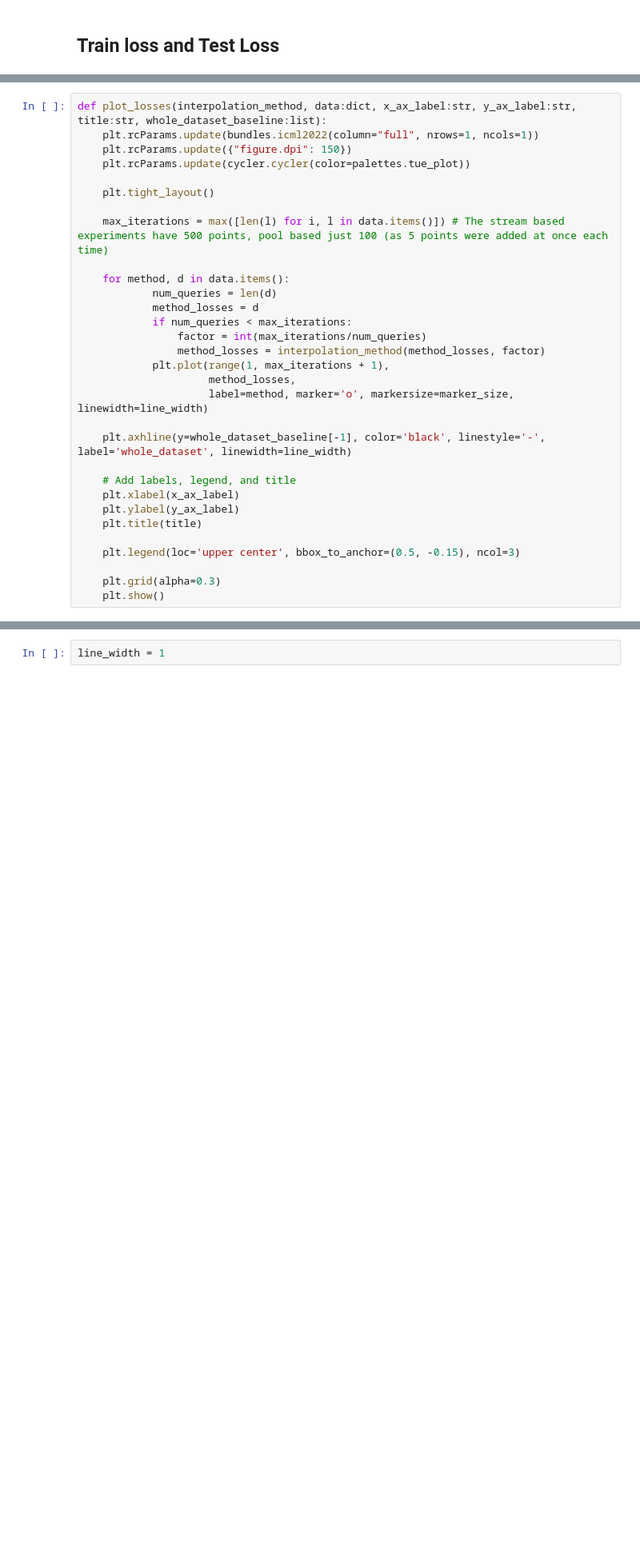
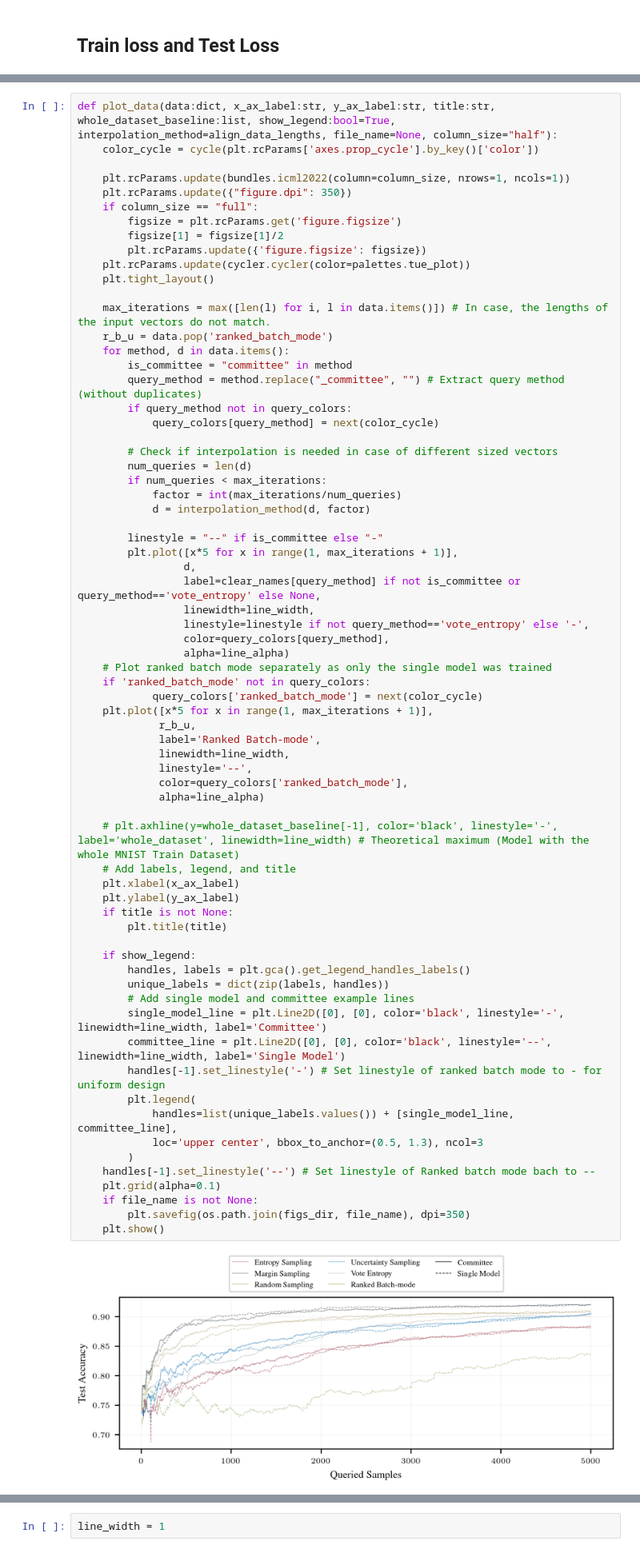
Before and after one commit to LukaslWeber/NLP_II_Interactive_Learning, a Jupyter notebook: figs/exp1.ipynb, the cells around one changed output, grey strips where cells are left out. Shown at 80% size. Cells and saved outputs as stored; diff of their text form; blank space fills up the shorter version.

```diff
--- a/figs/exp1.ipynb
+++ b/figs/exp1.ipynb
@@ -68,32 +101,72 @@ def align_data_lengths(data, factor):
 # %%
-def plot_losses(interpolation_method, data:dict, x_ax_label:str, y_ax_label:str, title:str, whole_dataset_baseline:list):
-    plt.rcParams.update(bundles.icml2022(column="full", nrows=1, ncols=1))
-    plt.rcParams.update({"figure.dpi": 150})
+def plot_data(data:dict, x_ax_label:str, y_ax_label:str, title:str, whole_dataset_baseline:list, show_legend:bool=True, interpolation_method=align_data_lengths, file_name=None, column_size="half"):
+    color_cycle = cycle(plt.rcParams['axes.prop_cycle'].by_key()['color'])
+
+    plt.rcParams.update(bundles.icml2022(column=column_size, nrows=1, ncols=1))
+    plt.rcParams.update({"figure.dpi": 350})
+    if column_size == "full":
+        figsize = plt.rcParams.get('figure.figsize')
+        figsize[1] = figsize[1]/2
+        plt.rcParams.update({'figure.figsize': figsize})
     plt.rcParams.update(cycler.cycler(color=palettes.tue_plot))
-
     plt.tight_layout()
 
-    max_iterations = max([len(l) for i, l in data.items()]) # The stream based experiments have 500 points, pool based just 100 (as 5 points were added at once each time)
+    max_iterations = max([len(l) for i, l in data.items()]) # In case, the lengths of the input vectors do not match.
+    r_b_u = data.pop('ranked_batch_mode')
+    for method, d in data.items():
+        is_committee = "committee" in method
+        query_method = method.replace("_committee", "") # Extract query method (without duplicates)
+        if query_method not in query_colors:
+            query_colors[query_method] = next(color_cycle)
 
-    for method, d in data.items():
-            num_queries = len(d)
-            method_losses = d
-            if num_queries < max_iterations:
-                factor = int(max_iterations/num_queries)
-                method_losses = interpolation_method(method_losses, factor)
-            plt.plot(range(1, max_iterations + 1),
-                     method_losses,
-                     label=method, marker='o', markersize=marker_size, linewidth=line_width)
+        # Check if interpolation is needed in case of different sized vectors
+        num_queries = len(d)
+        if num_queries < max_iterations:
+            factor = int(max_iterations/num_queries)
+            d = interpolation_method(d, factor)
 
-    plt.axhline(y=whole_dataset_baseline[-1], color='black', linestyle='-', label='whole_dataset', linewidth=line_width)
+        linestyle = "--" if is_committee else "-"
+        plt.plot([x*5 for x in range(1, max_iterations + 1)],
+                 d,
+                 label=clear_names[query_method] if not is_committee or query_method=='vote_entropy' else None,
+                 linewidth=line_width,
+                 linestyle=linestyle if not query_method=='vote_entropy' else '-',
+                 color=query_colors[query_method],
+                 alpha=line_alpha)
+    # Plot ranked batch mode separately as only the single model was trained
+    if 'ranked_batch_mode' not in query_colors:
+            query_colors['ranked_batch_mode'] = next(color_cycle)
+    plt.plot([x*5 for x in range(1, max_iterations + 1)],
+             r_b_u,
+             label='Ranked Batch-mode',
+             linewidth=line_width,
+             linestyle='--',
+             color=query_colors['ranked_batch_mode'],
+             alpha=line_alpha)
 
+    # plt.axhline(y=whole_dataset_baseline[-1], color='black', linestyle='-', label='whole_dataset', linewidth=line_width) # Theoretical maximum (Model with the whole MNIST Train Dataset)
     # Add labels, legend, and title
     plt.xlabel(x_ax_label)
     plt.ylabel(y_ax_label)
-    plt.title(title)
+    if title is not None:
+        plt.title(title)
 
-    plt.legend(loc='upper center', bbox_to_anchor=(0.5, -0.15), ncol=3)
-
-    plt.grid(alpha=0.3)
+    if show_legend:
+        handles, labels = plt.gca().get_legend_handles_labels()
+        unique_labels = dict(zip(labels, handles))
+        # Add single model and committee example lines
+        single_model_line = plt.Line2D([0], [0], color='black', linestyle='-', linewidth=line_width, label='Committee')
+        committee_line = plt.Line2D([0], [0], color='black', linestyle='--', linewidth=line_width, label='Single Model')
+        handles[-1].set_linestyle('-') # Set linestyle of ranked batch mode to - for uniform design
+        plt.legend(
+            handles=list(unique_labels.values()) + [single_model_line, committee_line],
+            loc='upper center', bbox_to_anchor=(0.5, 1.3), ncol=3
+        )
+    handles[-1].set_linestyle('--') # Set linestyle of Ranked batch mode bach to --
+    plt.grid(alpha=0.1)
+    if file_name is not None:
+        plt.savefig(os.path.join(figs_dir, file_name), dpi=350)
     plt.show()
+# %% [output]
+[figure, added]
 # %%
```
Also changed, not shown: parts of 25 cells of this notebook.
